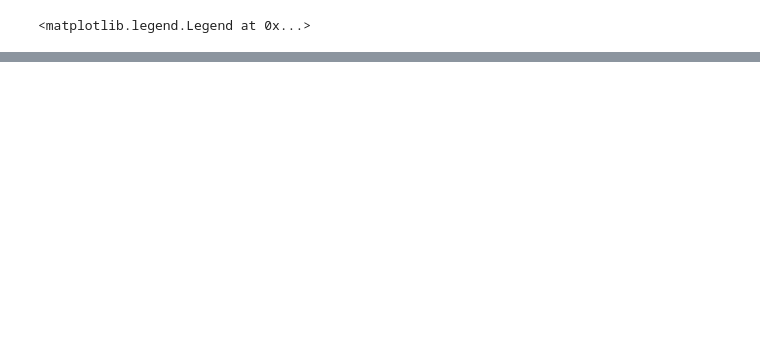
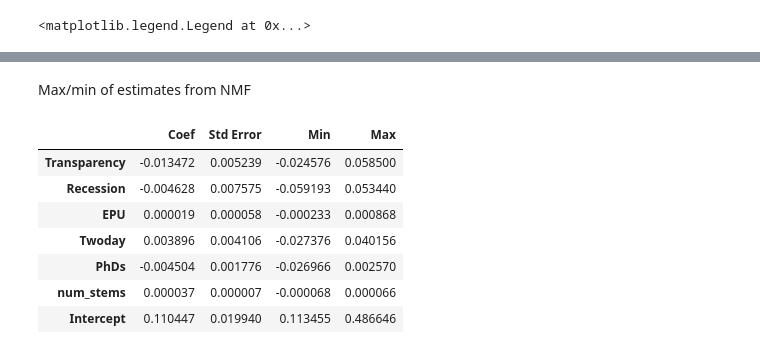
Before and after one commit to BarryKeee/Replication-file-Robust-Text-Analysis, a Jupyter notebook: Code for A Robust Machine Learning Algorithm for Text Analysis.ipynb, the cells around one changed output, grey strips where cells are left out. Cells and saved outputs as stored; diff of their text form; code cells hidden in the pictures; blank space fills up the shorter version.

```diff
--- a/Code for A Robust Machine Learning Algorithm for Text Analysis.ipynb
+++ b/Code for A Robust Machine Learning Algorithm for Text Analysis.ipynb
@@ -532,4 +575,7 @@ converged after 199
 What is the functional to report?
 
 Herfindahl index over topic composition in each meeting (how concentrated topics in each meeting)
+# %%
+stem_num1 = td_matrix_FOMC1_pd.replace(1e-10,0).sum(axis = 0).values
+stem_num2 = td_matrix_FOMC2_pd.replace(1e-10,0).sum(axis = 0).values
 # %%
@@ -581,0 +675,6 @@ plt.legend()
+# %%
+covariates = pd.read_csv('covariates.csv')
+covariates['num_stems'] = stem_num1
+covariates['Intercept'] = 1
+model_FOMC1 = sm.OLS(HHI_FOMC1, covariates[['Transparency','Recession','EPU','Twoday','PhDs', 'num_stems', 'Intercept']]).fit()
+print(model_FOMC1.summary())
@@ -581,0 +723,2 @@ plt.legend()
+# %% [markdown]
+Max/min of estimates from NMF
@@ -581,0 +730,23 @@ plt.legend()
+# %%
+params1 = pd.read_excel("FOMC1_coef.xlsx")
+bse1 = pd.read_excel("FOMC1_bse.xlsx")
+params2 = pd.read_excel("FOMC2_coef.xlsx")
+bse2 = pd.read_excel("FOMC2_bse.xlsx")
+# %%
+summary1 = pd.DataFrame(index = model_FOMC1.params.index)
+summary1['Coef'] = model_FOMC1.params
+summary1['Std Error'] = model_FOMC1.bse
+summary1['Min'] = params1.min(axis = 0)
+summary1['Max'] = params1.max(axis = 0)
+# %%
+#Estimate for FOMC1
+summary1
+# %% [output]
+|  | Coef | Std Error | Min | Max |
+| Transparency | -0.013472 | 0.005239 | -0.024576 | 0.058500 |
+| Recession | -0.004628 | 0.007575 | -0.059193 | 0.053440 |
+| EPU | 0.000019 | 0.000058 | -0.000233 | 0.000868 |
+| Twoday | 0.003896 | 0.004106 | -0.027376 | 0.040156 |
+| PhDs | -0.004504 | 0.001776 | -0.026966 | 0.002570 |
+| num_stems | 0.000037 | 0.000007 | -0.000068 | 0.000066 |
+| Intercept | 0.110447 | 0.019940 | 0.113455 | 0.486646 |
```
Also changed, not shown: parts of 35 cells of this notebook.
